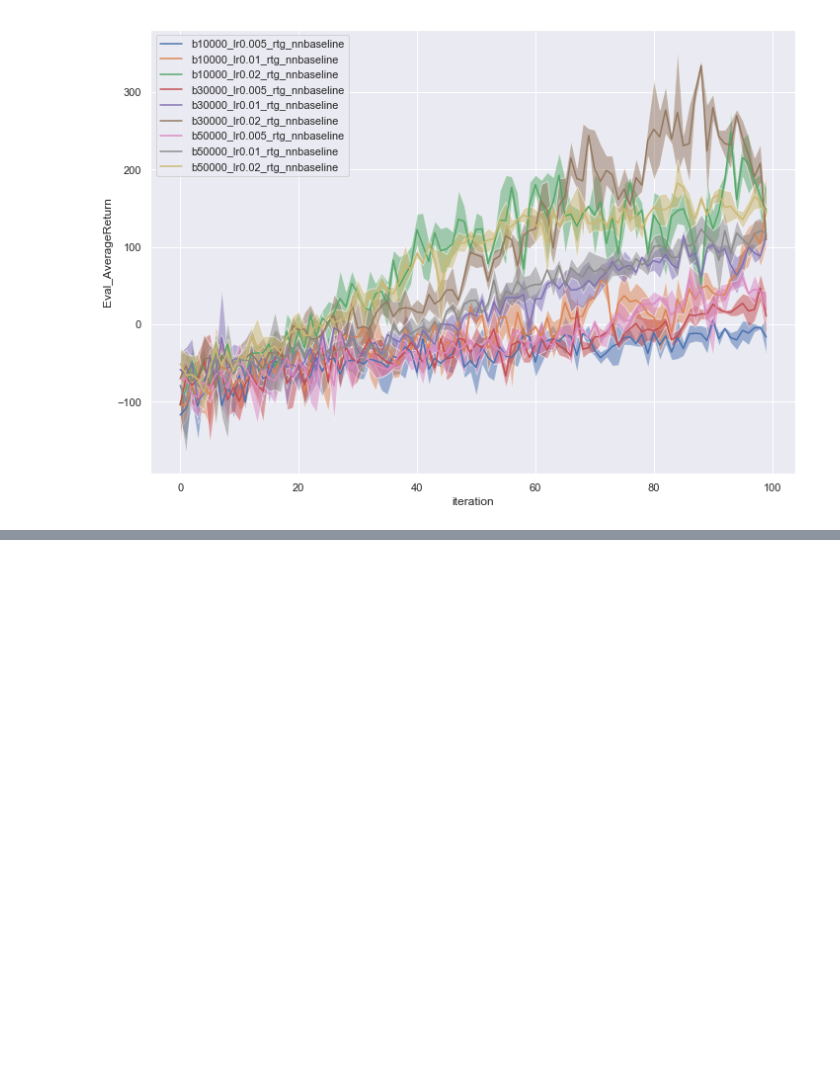
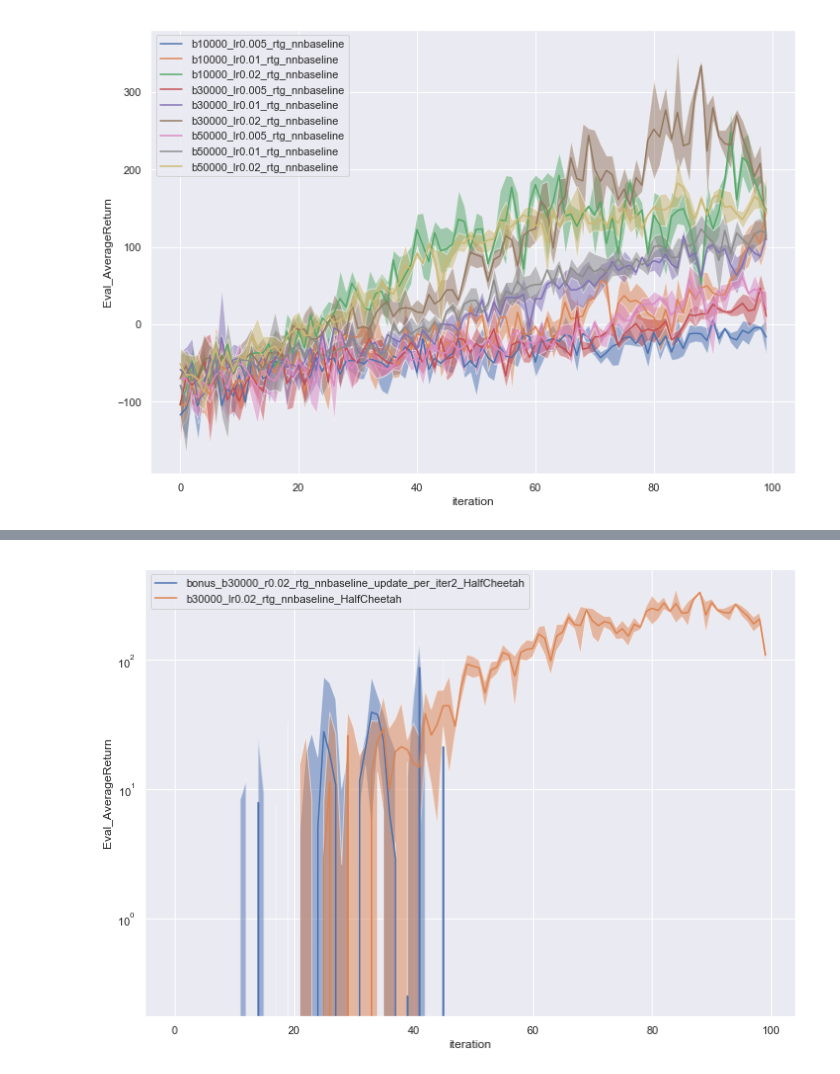
Before and after one commit to chengxuxin/CS285-DRL, a Jupyter notebook: hw2/plot.ipynb, the cells around one changed output, grey strips where cells are left out. Drawn from its saved outputs; the diff is of its cells as text; code cells hidden in the pictures; blank space fills up the shorter version.

```diff
--- a/hw2/plot.ipynb
+++ b/hw2/plot.ipynb
@@ -97,0 +122,9 @@ ax.figure.savefig('../../hw2_submission/exp4.1.png')
+# %%
+names = ['bonus_b30000_r0.02_rtg_nnbaseline_update_per_iter2_HalfCheetah', 'b30000_lr0.02_rtg_nnbaseline_HalfCheetah']
+file_names = find_file(names)
+for file_name in file_names:
+    ax = draw(file_name)
+ax.legend(names)
+ax.figure.savefig('../../hw2_submission/bonus3.jpg')
+# %% [output]
+[figure, added]
```
Also changed, not shown: parts of 10 cells of this notebook, 4 other files.
